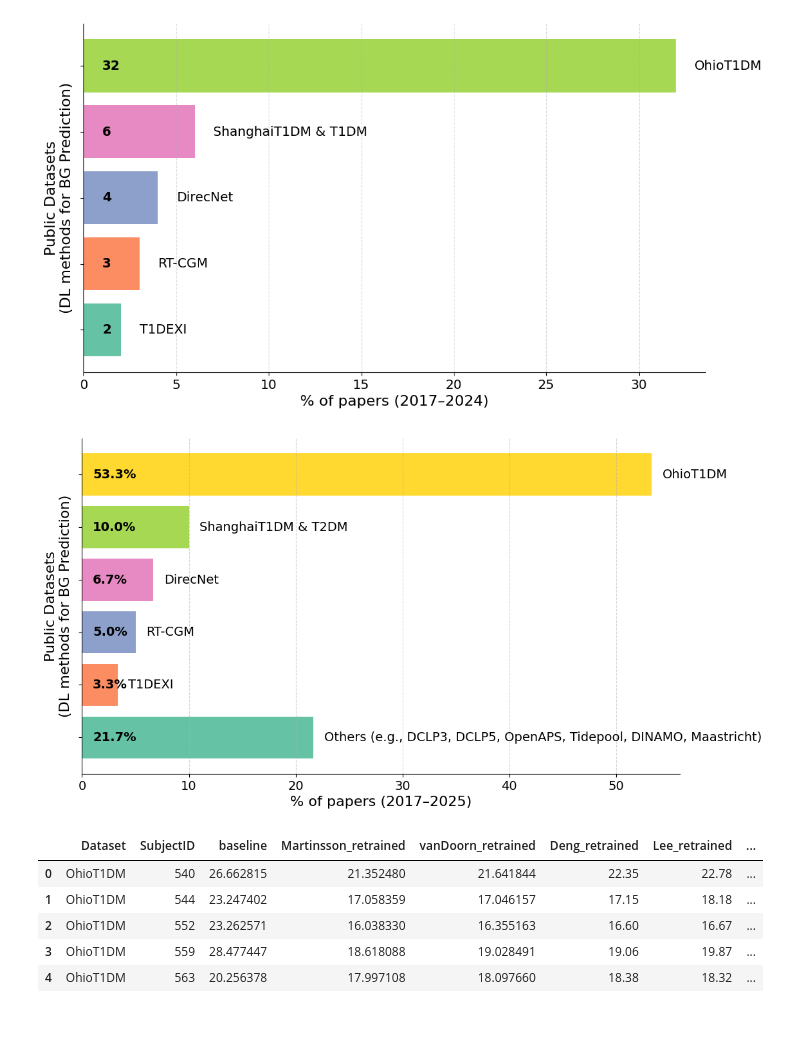
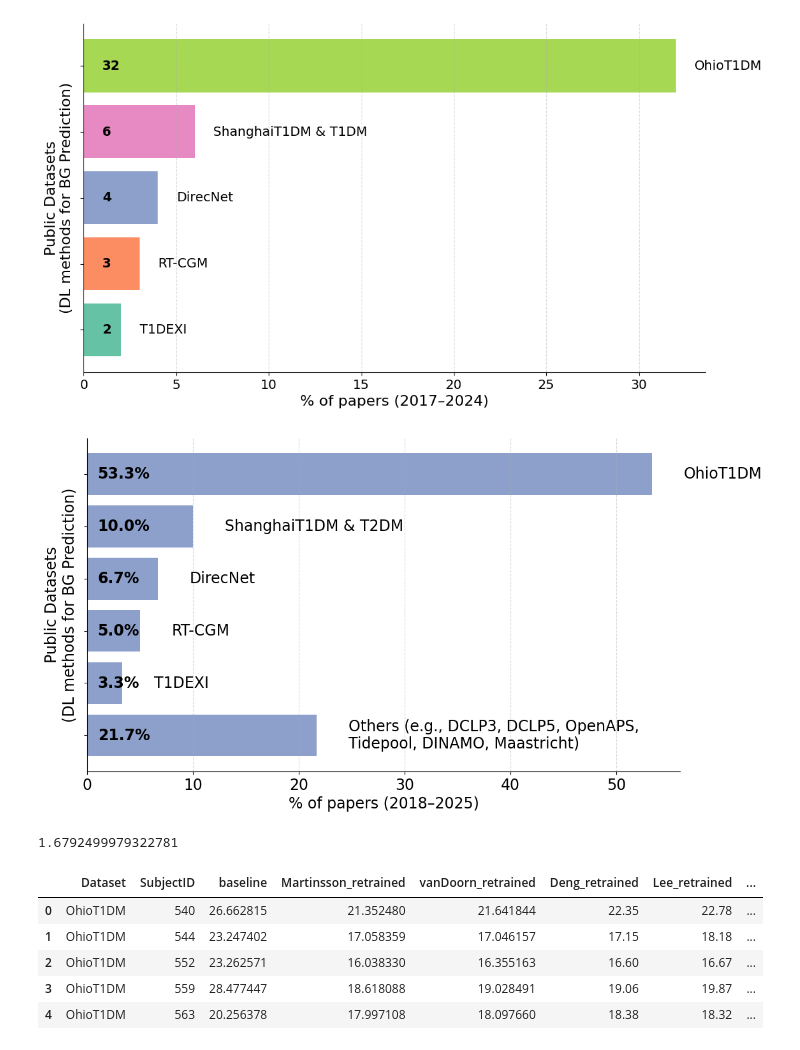
Before and after one commit to Augmented-Health-Lab/ReproGenBG_ML4H, a Jupyter notebook: Literature_review_summary/literature_summary.ipynb, the cells around one changed output. Saved outputs shown, nothing was run; the diff lists cells and outputs as text; code cells hidden in the pictures; blank space fills up the shorter version.

```diff
--- a/Literature_review_summary/literature_summary.ipynb
+++ b/Literature_review_summary/literature_summary.ipynb
@@ -200,7 +200,7 @@ def plot_ratios(ratios):
 
     # Plot
     fig, ax = plt.subplots(figsize=(10, 6))
-    bars = ax.barh(range(len(metrics)), values, color=colors, edgecolor="none")
+    bars = ax.barh(range(len(metrics)), values, color=colors[0], edgecolor="none")
 
     # Set y-axis positions but remove default labels
     ax.set_yticks(range(len(metrics)))
@@ -209,8 +209,8 @@ def plot_ratios(ratios):
 
     # Add text: % on the left, label on the right
     for i, (val, label) in enumerate(zip(values, metrics)):
-        ax.text(1, i, f"{val:.1f}%", va='center', ha='left', fontsize=14, fontweight='bold')
-        ax.text(val + 1, i, label, va='center', ha='left', fontsize=14)
+        ax.text(1, i, f"{val:.1f}%", va='center', ha='left', fontsize=17, fontweight='bold')
+        ax.text(val + 1, i, label, va='center', ha='left', fontsize=17)
 
     # Keep only bottom and left axis lines (spines)
     ax.spines["top"].set_visible(False)
@@ -220,8 +220,8 @@ def plot_ratios(ratios):
 
     # Styling
     ax.set_xlim(0, 100)
-    ax.set_xlabel("% of papers (2017–2025)", fontsize=16)
-    ax.tick_params(axis='x', labelsize=14)
+    ax.set_xlabel("% of papers (2018–2025)", fontsize=17)
+    ax.tick_params(axis='x', labelsize=17)
     ax.grid(axis='x', linestyle='--', alpha=0.5)
 
     # Tighten layout and remove padding around edges
@@ -448,45 +495,49 @@ def plot_ratios(ratios):
 
     # Plot
     fig, ax = plt.subplots(figsize=(10, 6))
-    bars = ax.barh(range(len(metrics)), values, color=colors, edgecolor="none")
+    bars = ax.barh(range(len(metrics)), values, color=colors[2], edgecolor="none")
 
     # Set y-axis positions but remove default labels
     ax.set_yticks(range(len(metrics)))
     ax.set_yticklabels(["" for _ in metrics])
-    ax.set_ylabel("Public Datasets\n(DL methods for BG Prediction)", fontsize=16)
+    ax.set_ylabel("Public Datasets\n(DL methods for BG Prediction)", fontsize=17)
 
     # Add text: % on the left, label on the right
     for i, (val, label) in enumerate(zip(values, metrics)):
-        ax.text(1, i, f"{val:.1f}%", va='center', ha='left', fontsize=14, fontweight='bold')
-        ax.text(val + 1, i, label, va='center', ha='left', fontsize=14)
+        ax.text(1, i, f"{val:.1f}%", va='center', ha='left', fontsize=17, fontweight='bold')
+        ax.text(val + 3, i, label, va='center', ha='left', fontsize=17)
 
     # Keep only bottom and left axis lines (spines)
     ax.spines["top"].set_visible(False)
     ax.spines["right"].set_visible(False)
     ax.spines["left"].set_visible(True)
     ax.spines["bottom"].set_visible(True)
 
     # Styling
     # ax.set_xlim(0, 100)
-    ax.set_xlabel("% of papers (2017–2025)", fontsize=16)
-    ax.tick_params(axis='x', labelsize=14)
+    ax.set_xlabel("% of papers (2018–2025)", fontsize=17)
+    ax.tick_params(axis='x', labelsize=17)
     ax.grid(axis='x', linestyle='--', alpha=0.5)
 
     # Tighten layout and remove padding around edges
     plt.subplots_adjust(left=0.05, right=0.98, top=0.92, bottom=0.05)
     plt.show()
 
 ds_ratios = {
         "OhioT1DM": 32/60 * 100,
         "ShanghaiT1DM & T2DM": 6/60 * 100,
         "DirecNet": 4/60 * 100,
         "RT-CGM": 3/60* 100,
         "T1DEXI": 2/60* 100,
-        "Others (e.g., DCLP3, DCLP5, OpenAPS, Tidepool, DINAMO, Maastricht)": 13/60 *100
+        "Others (e.g., DCLP3, DCLP5, OpenAPS,\nTidepool, DINAMO, Maastricht)": 13/60 *100
     }
 plot_ratios(ds_ratios)
 # %% [output]
-[figure, old version]
+[figure, new version]
+# %%
+np.std([17.85, 18.65, 15.94, 20.93, 17.71, 20.35])
+# %% [output]
+1.6792499979322781
 # %%
 excel_file_path = "../Generate_figures/result_final (1).csv"
 diatrend_df = pd.read_csv(excel_file_path)
```
Also changed, not shown: parts of 4 cells of this notebook.
